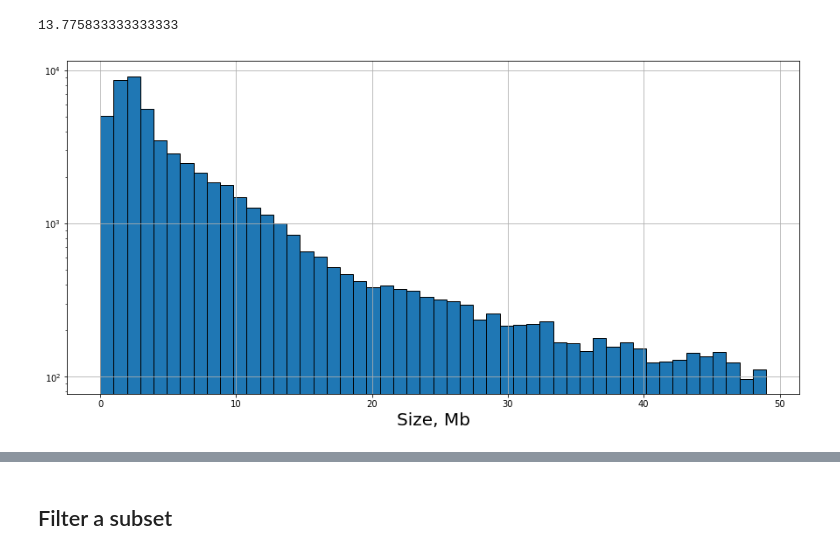
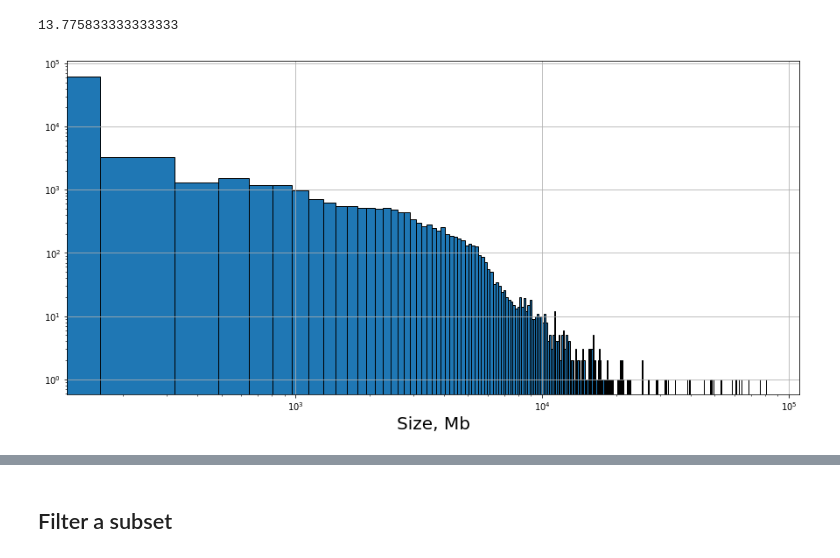
Before and after one commit to ratschlab/metagraph, a Jupyter notebook: SRA.ipynb, the cells around one changed output, grey strips where cells are left out. Cells and saved outputs as stored; diff of their text form; code cells hidden in the pictures.

Commit message:
new scripts and figures

```diff
--- a/SRA.ipynb
+++ b/SRA.ipynb
@@ -191,9 +213,10 @@ filtered_df = df[(df['Organism Name'] == 'human gut metagenome') &
 13.775833333333333
 # %%
 fig, ax = plt.subplots(figsize=(15, 7))
-filtered_df[filtered_df.values < 50].hist(ax=ax, bins=50, edgecolor='black')
+filtered_df.hist(ax=ax, bins=500, edgecolor='black')
 ax.set_yscale('log')
+ax.set_xscale('log')
 ax.set_xlabel('Size, Mb', size=20)
 plt.show()
 # %% [output]
-[figure, old version]
+[figure, new version]
```
Also changed, not shown: parts of 8 cells of this notebook, 7 other files.
